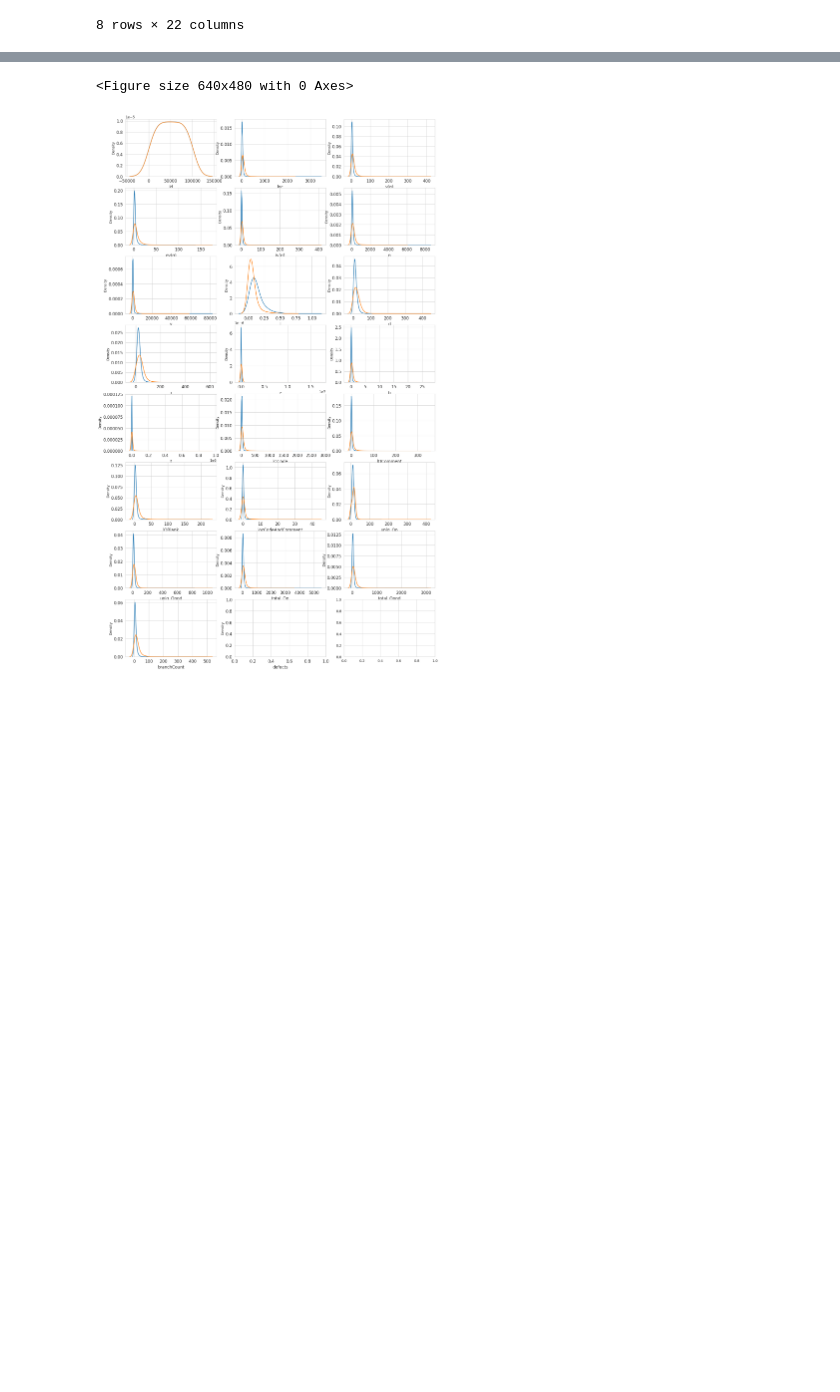
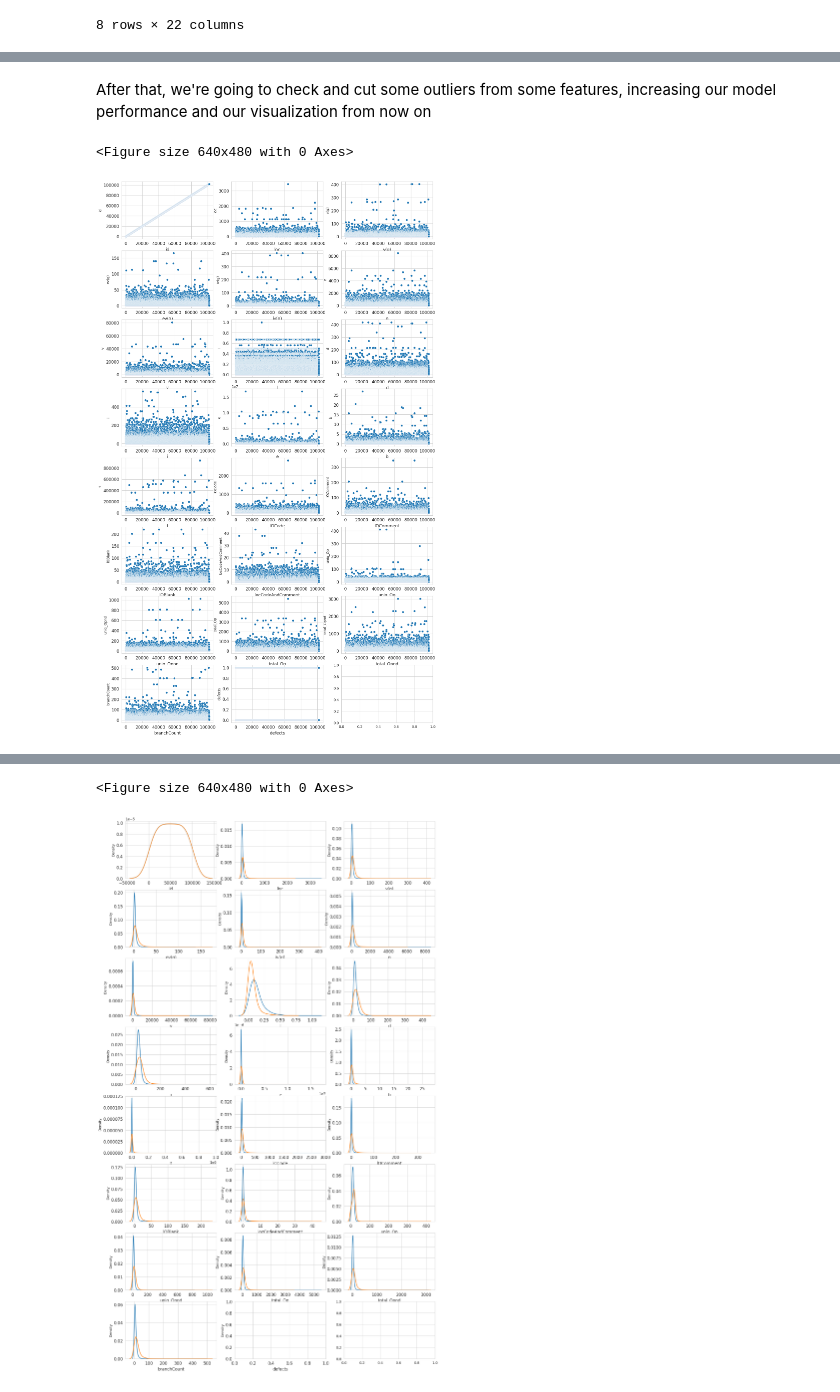
Before and after one commit to igordantasgf/Kaggle-Activities, a Jupyter notebook: Competitions/Binary Classification with a Software Defects Dataset/playground-notebook.ipynb, the cells around one changed output, grey strips where cells are left out. Cells and saved outputs as stored; diff of their text form; code cells hidden in the pictures; blank space fills up the shorter version.

```diff
--- a/Competitions/Binary Classification with a Software Defects Dataset/playground-notebook.ipynb
+++ b/Competitions/Binary Classification with a Software Defects Dataset/playground-notebook.ipynb
@@ -61,0 +73,26 @@ train.describe()
+# %% [markdown]
+After that, we're going to check and cut some outliers from some features, increasing our model performance and our visualization from now on
+# %%
+var = train.columns.values
+
+i = 0
+
+sns.set_style('whitegrid')
+plt.figure()
+fig, ax = plt.subplots(8,3,figsize=(16,28))
+
+for feature in var:
+    i += 1
+    plt.subplot(8,3,i)
+    try:
+        sns.scatterplot(x='id', y=feature, data=train)
+    except TypeError:
+        continue
+    plt.xlabel(feature, fontsize=12)
+    locs, labels = plt.xticks()
+    plt.tick_params(axis='both', which='major', labelsize=12)
+clear_output()
+plt.show();
+# %% [output]
+<Figure size 640x480 with 0 Axes>
+[figure, added]
```
Also changed, not shown: parts of 12 cells of this notebook.
